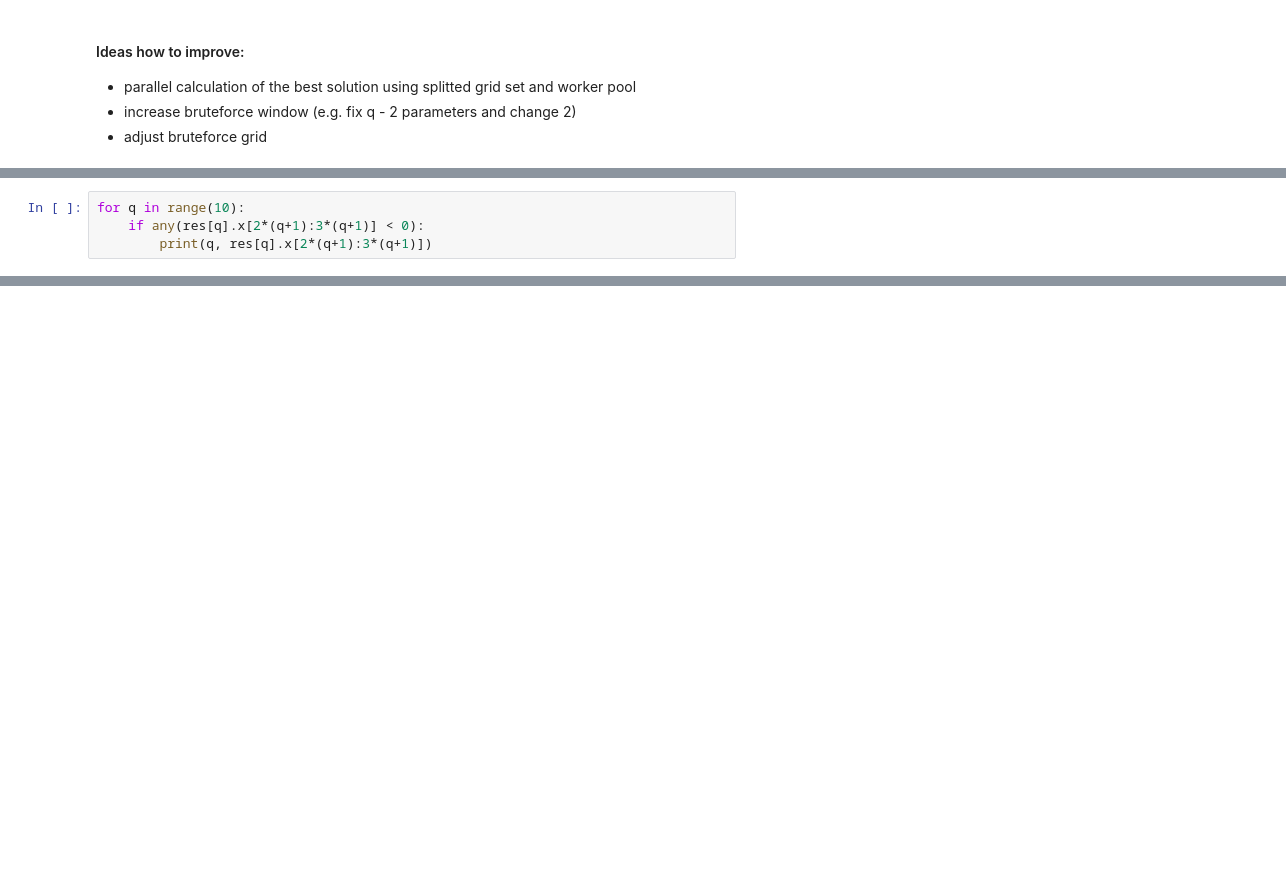
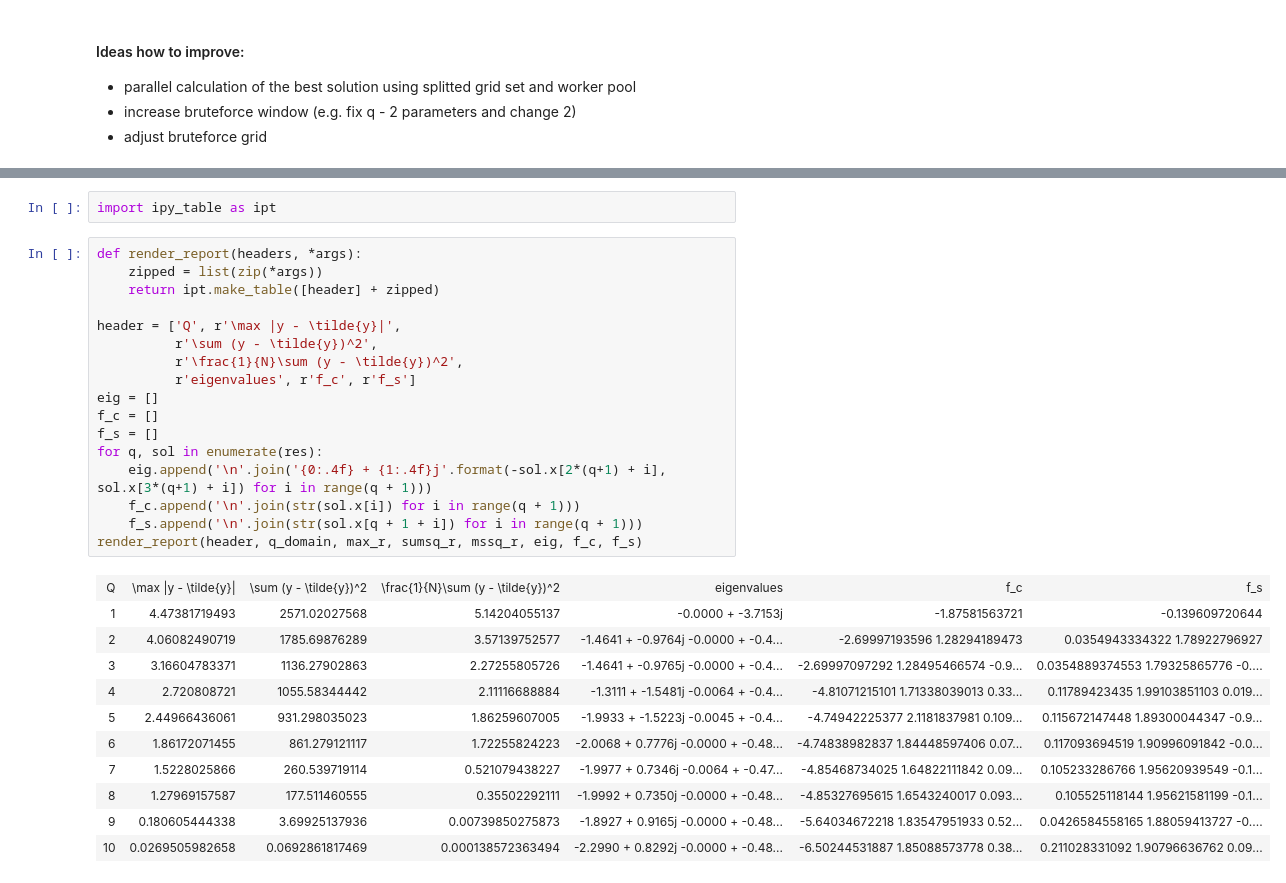
Before and after one commit to Megalitum/gubarev_labs, a Jupyter notebook: lab1.ipynb, the cells around one changed output, grey strips where cells are left out. Cells and saved outputs as stored; diff of their text form; blank space fills up the shorter version.

```diff
--- a/lab1.ipynb
+++ b/lab1.ipynb
@@ -247,7 +228,3 @@ sol = res[-1]
-# %%
-for q in range(10):
-    if any(res[q].x[2*(q+1):3*(q+1)] < 0):
-        print(q, res[q].x[2*(q+1):3*(q+1)])
 # %%
 for q, solution in enumerate(res):
     fig, axes = subplots(1, 3, figsize=(15, 3))
@@ -284,0 +270,31 @@ savez("lab1_out/result.npz", result=res)
+# %%
+import ipy_table as ipt
+# %%
+def render_report(headers, *args):
+    zipped = list(zip(*args))
+    return ipt.make_table([header] + zipped)
+
+header = ['Q', r'\max |y - \tilde{y}|',
+          r'\sum (y - \tilde{y})^2',
+          r'\frac{1}{N}\sum (y - \tilde{y})^2',
+          r'eigenvalues', r'f_c', r'f_s']
+eig = []
+f_c = []
+f_s = []
+for q, sol in enumerate(res):
+    eig.append('\n'.join('{0:.4f} + {1:.4f}j'.format(-sol.x[2*(q+1) + i], sol.x[3*(q+1) + i]) for i in range(q + 1)))
+    f_c.append('\n'.join(str(sol.x[i]) for i in range(q + 1)))
+    f_s.append('\n'.join(str(sol.x[q + 1 + i]) for i in range(q + 1)))
+render_report(header, q_domain, max_r, sumsq_r, mssq_r, eig, f_c, f_s)
+# %% [output]
+| Q | \max |y - \tilde{y}| | \sum (y - \tilde{y})^2 | \frac{1}{N}\sum (y - \tilde{y})^2 | eigenvalues | f_c | f_s |
+| 1 | 4.47381719493 | 2571.02027568 | 5.14204055137 | -0.0000 + -3.7153j | -1.87581563721 | -0.139609720644 |
+| 2 | 4.06082490719 | 1785.69876289 | 3.57139752577 | -1.4641 + -0.9764j -0.0000 + -0.4... | -2.69997193596 1.28294189473 | 0.0354943334322 1.78922796927 |
+| 3 | 3.16604783371 | 1136.27902863 | 2.27255805726 | -1.4641 + -0.9765j -0.0000 + -0.4... | -2.69997097292 1.28495466574 -0.9... | 0.0354889374553 1.79325865776 -0.... |
+| 4 | 2.720808721 | 1055.58344442 | 2.11116688884 | -1.3111 + -1.5481j -0.0064 + -0.4... | -4.81071215101 1.71338039013 0.33... | 0.11789423435 1.99103851103 0.019... |
+| 5 | 2.44966436061 | 931.298035023 | 1.86259607005 | -1.9933 + -1.5223j -0.0045 + -0.4... | -4.74942225377 2.1181837981 0.109... | 0.115672147448 1.89300044347 -0.9... |
+| 6 | 1.86172071455 | 861.279121117 | 1.72255824223 | -2.0068 + 0.7776j -0.0000 + -0.48... | -4.74838982837 1.84448597406 0.07... | 0.117093694519 1.90996091842 -0.0... |
+| 7 | 1.5228025866 | 260.539719114 | 0.521079438227 | -1.9977 + 0.7346j -0.0064 + -0.47... | -4.85468734025 1.64822111842 0.09... | 0.105233286766 1.95620939549 -0.1... |
+| 8 | 1.27969157587 | 177.511460555 | 0.35502292111 | -1.9992 + 0.7350j -0.0000 + -0.48... | -4.85327695615 1.6543240017 0.093... | 0.105525118144 1.95621581199 -0.1... |
+| 9 | 0.180605444338 | 3.69925137936 | 0.00739850275873 | -1.8927 + 0.9165j -0.0000 + -0.48... | -5.64034672218 1.83547951933 0.52... | 0.0426584558165 1.88059413727 -0.... |
+| 10 | 0.0269505982658 | 0.0692861817469 | 0.000138572363494 | -2.2990 + 0.8292j -0.0000 + -0.48... | -6.50244531887 1.85088573778 0.38... | 0.211028331092 1.90796636762 0.09... |
```
Also changed, not shown: parts of 6 cells of this notebook.
